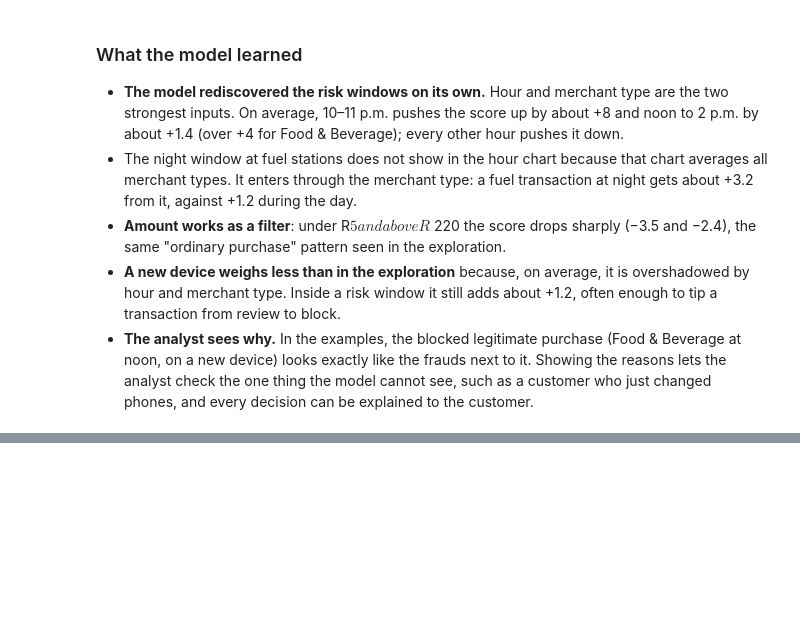
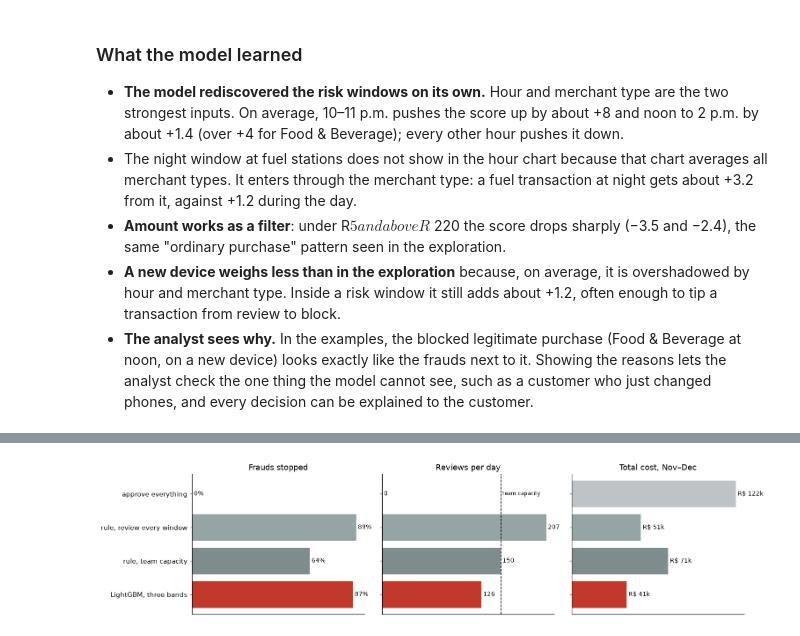
Before and after one commit to JuliaNazka/fraud-detection-case, a Jupyter notebook: notebooks/fraud_detection.ipynb, the cells around one changed output, grey strips where cells are left out. Drawn from its saved outputs; the diff is of its cells as text; code cells hidden in the pictures; blank space fills up the shorter version.

```diff
--- a/notebooks/fraud_detection.ipynb
+++ b/notebooks/fraud_detection.ipynb
@@ -718,0 +789,24 @@ examples[["score", "decision", "fraud", "top reasons"]].style.format({"score": "
+# %%
+fig, axes = plt.subplots(1, 3, figsize=(14, 3.4))
+colors = ["#bdc3c7", "#95a5a6", "#7f8c8d", FRAUD_COLOR]
+panels = [
+    ("frauds stopped", "Frauds stopped", lambda v: f"{v:.0%}"),
+    ("reviews per day", "Reviews per day", lambda v: f"{v:.0f}"),
+    ("total cost (R$)", "Total cost, Nov–Dec", lambda v: f"R$ {v / 1000:.0f}k"),
+]
+for ax, (column, title, label) in zip(axes, panels):
+    values = impact_table[column]
+    ax.barh(values.index, values.values, color=colors)
+    for y, value in enumerate(values.values):
+        ax.text(value, y, f" {label(value)}", va="center", fontsize=9)
+    ax.set_title(title)
+    ax.set_xticks([])
+    ax.invert_yaxis()
+axes[1].axvline(REVIEW_CAPACITY_PER_DAY, color="black", linestyle="--", linewidth=1)
+axes[1].text(REVIEW_CAPACITY_PER_DAY, 0, " team capacity", va="center", fontsize=8)
+for ax in axes[1:]:
+    ax.set_yticklabels([])
+fig.tight_layout()
+fig.savefig(OUTPUTS / "impact.png", bbox_inches="tight")
+# %% [output]
+[figure, added]
```
Also changed, not shown: parts of 4 cells of this notebook, 1 other file.
